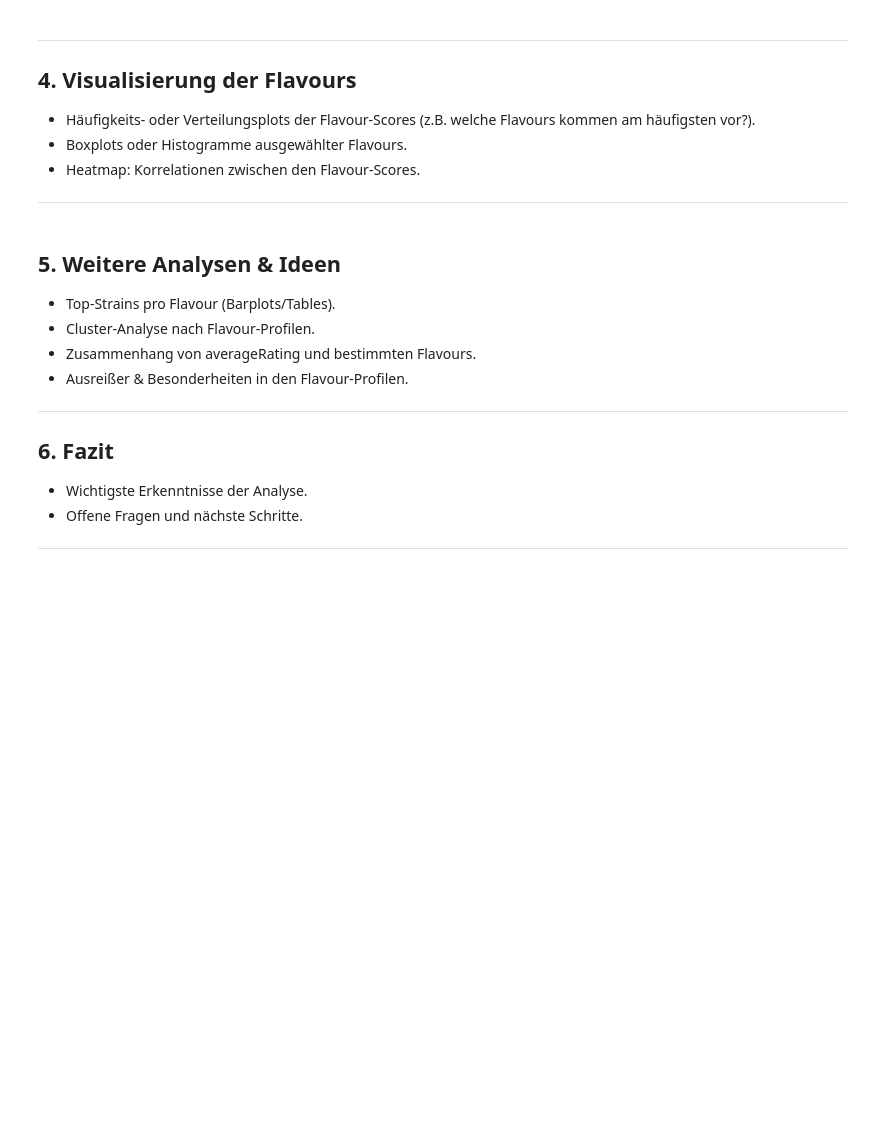
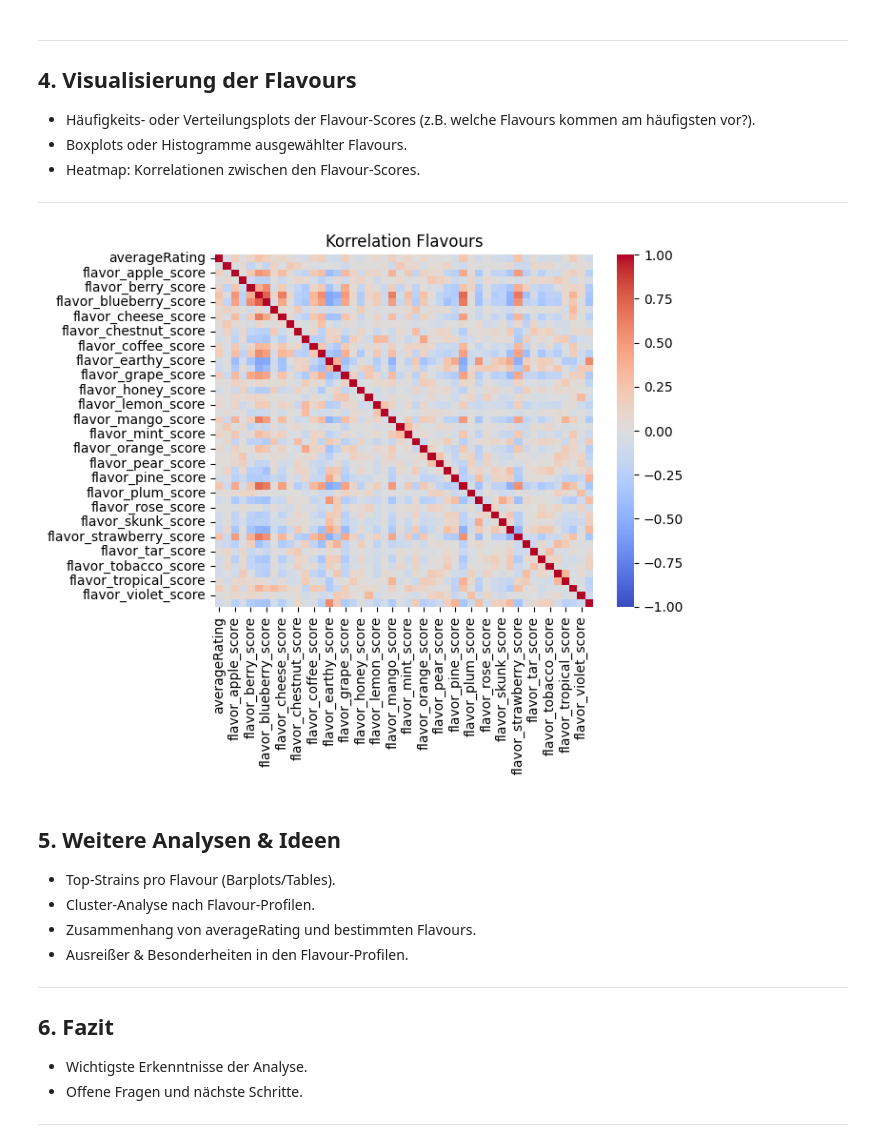
Before and after one commit to systm-spec/Leafly-Strains, a Jupyter notebook: cluster/002_flavours.ipynb, the cells around one changed output. Saved outputs shown, nothing was run; the diff lists cells and outputs as text; code cells hidden in the pictures; blank space fills up the shorter version.

Commit message:
002 Flavours
Korrelationen

```diff
--- a/cluster/002_flavours.ipynb
+++ b/cluster/002_flavours.ipynb
@@ -73,3 +126,13 @@ df_flavors.head()
 - Boxplots oder Histogramme ausgewählter Flavours.
 - Heatmap: Korrelationen zwischen den Flavour-Scores.
 ---
+# %%
+sns.heatmap(
+    df_flavors.corr(numeric_only=True),
+    cmap="coolwarm",
+    vmin=-1.0,
+)
+plt.title("Korrelation Flavours")
+plt.show()
+# %% [output]
+[figure, added]
```
Also changed, not shown: parts of 6 cells of this notebook, 1 other file.
